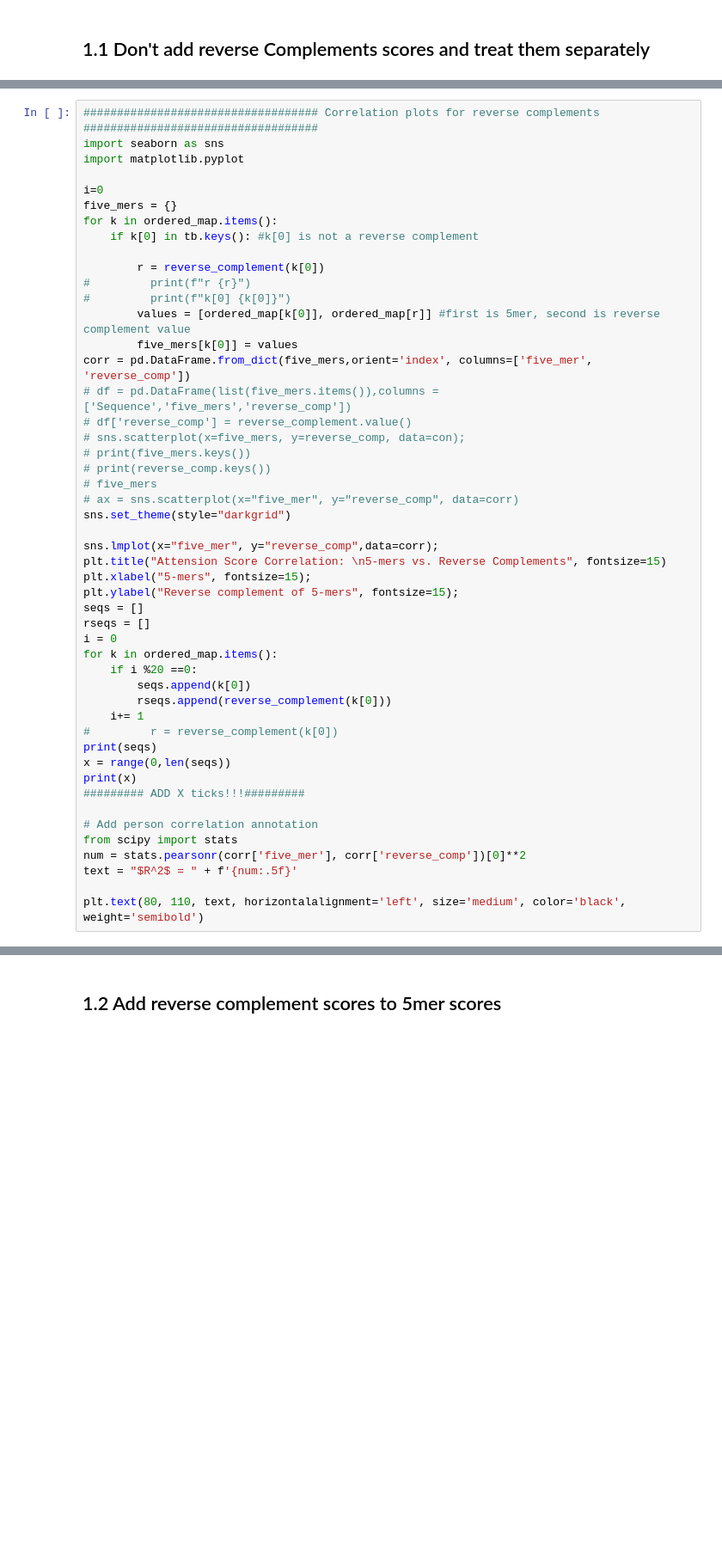
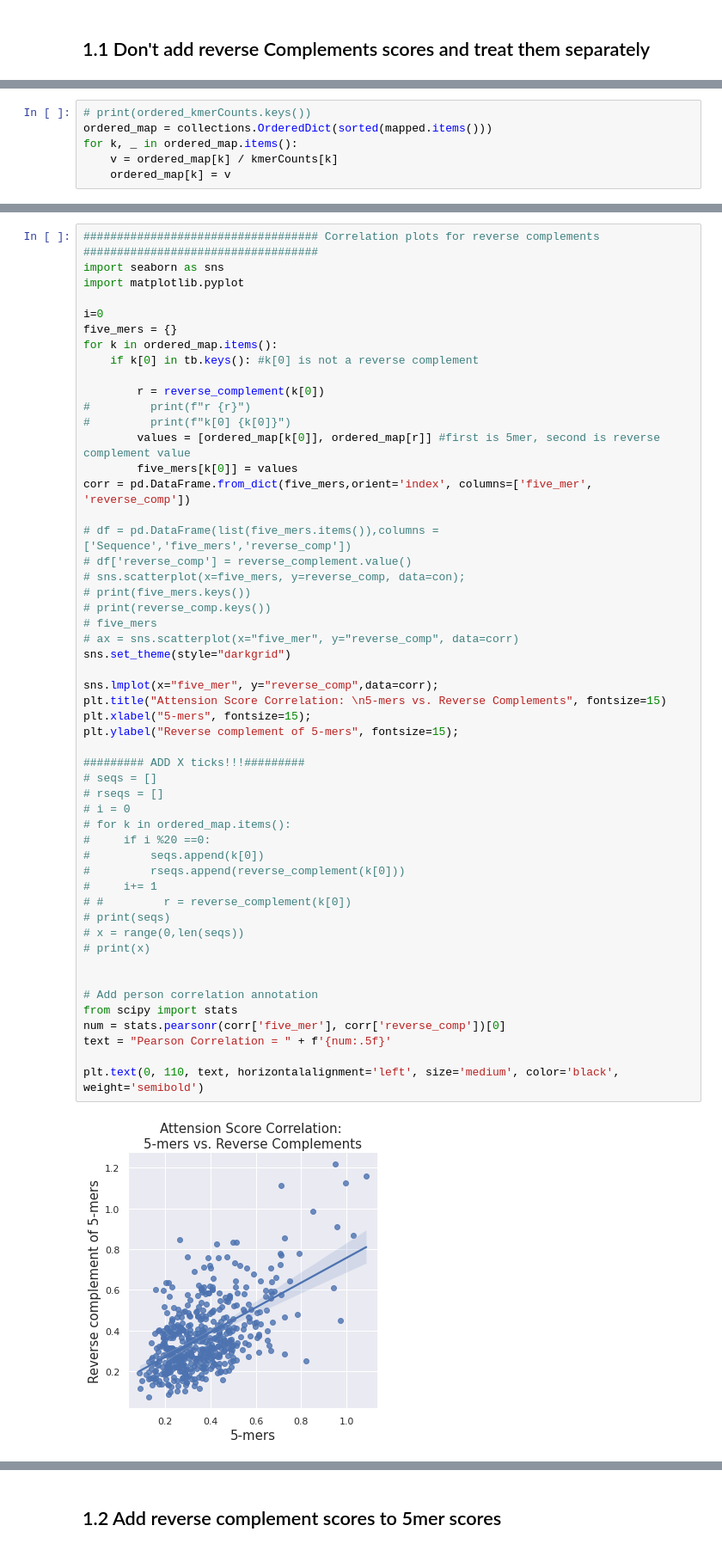
Before and after one commit to beckii0930/nucleosome_occupancy, a Jupyter notebook: tbinet_stuff/analyze_attention2.ipynb, the cells around one changed output, grey strips where cells are left out. Shown at 86% size. Cells and saved outputs as stored; diff of their text form; blank space fills up the shorter version.

Commit message:
added normalized score and count

```diff
--- a/tbinet_stuff/analyze_attention2.ipynb
+++ b/tbinet_stuff/analyze_attention2.ipynb
@@ -268,0 +383,6 @@ def read_SD_table(fileName):
+# %%
+# print(ordered_kmerCounts.keys())
+ordered_map = collections.OrderedDict(sorted(mapped.items()))
+for k, _ in ordered_map.items():
+    v = ordered_map[k] / kmerCounts[k]
+    ordered_map[k] = v
@@ -291,45 +441,50 @@ import matplotlib.pyplot
 
 i=0
 five_mers = {}
 for k in ordered_map.items():
     if k[0] in tb.keys(): #k[0] is not a reverse complement
 
         r = reverse_complement(k[0])
 #         print(f"r {r}")
 #         print(f"k[0] {k[0]}")
         values = [ordered_map[k[0]], ordered_map[r]] #first is 5mer, second is reverse complement value
         five_mers[k[0]] = values
 corr = pd.DataFrame.from_dict(five_mers,orient='index', columns=['five_mer', 'reverse_comp'])
+
 # df = pd.DataFrame(list(five_mers.items()),columns = ['Sequence','five_mers','reverse_comp'])
 # df['reverse_comp'] = reverse_complement.value()
 # sns.scatterplot(x=five_mers, y=reverse_comp, data=con);
 # print(five_mers.keys())
 # print(reverse_comp.keys())
 # five_mers
 # ax = sns.scatterplot(x="five_mer", y="reverse_comp", data=corr)
 sns.set_theme(style="darkgrid")
 
 sns.lmplot(x="five_mer", y="reverse_comp",data=corr);
 plt.title("Attension Score Correlation: \n5-mers vs. Reverse Complements", fontsize=15)
 plt.xlabel("5-mers", fontsize=15);
 plt.ylabel("Reverse complement of 5-mers", fontsize=15);
-seqs = []
-rseqs = []
-i = 0
-for k in ordered_map.items():
-    if i %20 ==0:
-        seqs.append(k[0])
-        rseqs.append(reverse_complement(k[0]))
-    i+= 1
-#         r = reverse_complement(k[0])
-print(seqs)
-x = range(0,len(seqs))
-print(x)
+
 ######### ADD X ticks!!!#########
+# seqs = []
+# rseqs = []
+# i = 0
+# for k in ordered_map.items():
+#     if i %20 ==0:
+#         seqs.append(k[0])
+#         rseqs.append(reverse_complement(k[0]))
+#     i+= 1
+# #         r = reverse_complement(k[0])
+# print(seqs)
+# x = range(0,len(seqs))
+# print(x)
+
 
 # Add person correlation annotation
 from scipy import stats
-num = stats.pearsonr(corr['five_mer'], corr['reverse_comp'])[0]**2
-text = "$R^2$ = " + f'{num:.5f}'
+num = stats.pearsonr(corr['five_mer'], corr['reverse_comp'])[0]
+text = "Pearson Correlation = " + f'{num:.5f}'
 
-plt.text(80, 110, text, horizontalalignment='left', size='medium', color='black', weight='semibold')
+plt.text(0, 110, text, horizontalalignment='left', size='medium', color='black', weight='semibold')
+# %% [output]
+[figure, added]
```
Also changed, not shown: parts of 31 cells of this notebook, 3 other files.
